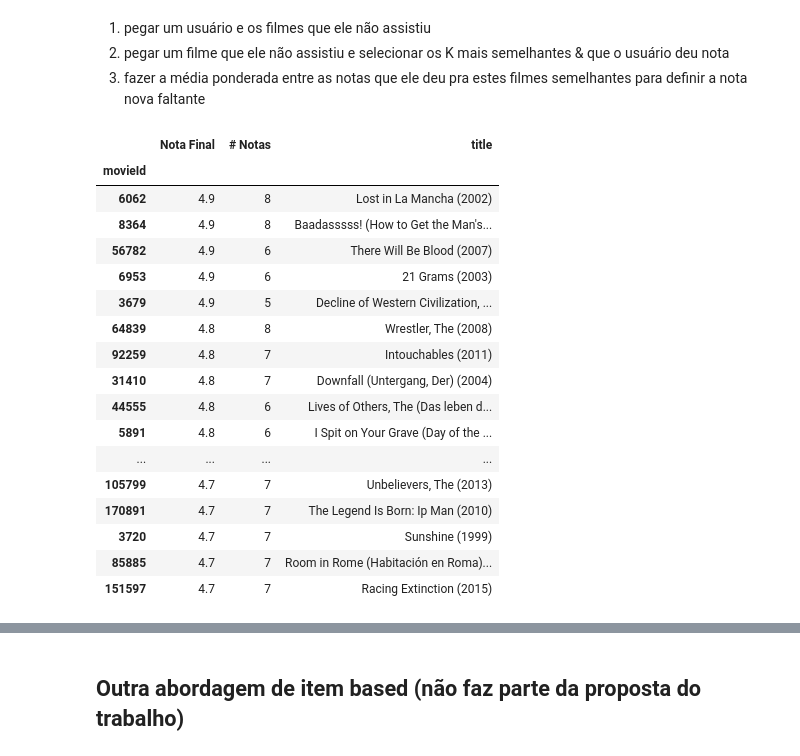
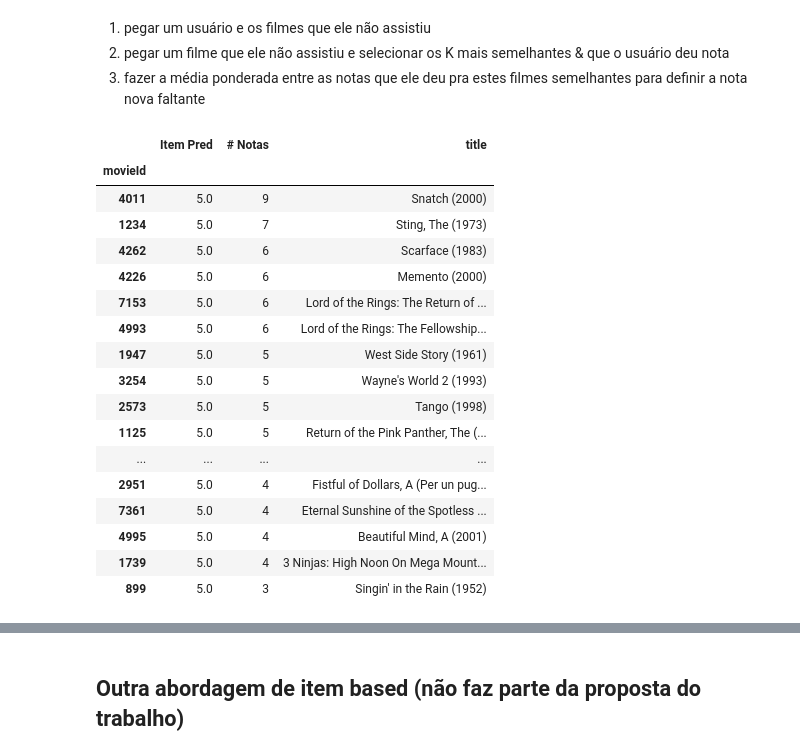
Before and after one commit to xnes/recsys, a Jupyter notebook: rec_sys_apresentacao.ipynb, the cells around one changed output, grey strips where cells are left out. Cells and saved outputs as stored; diff of their text form; code cells hidden in the pictures.

```diff
--- a/rec_sys_apresentacao.ipynb
+++ b/rec_sys_apresentacao.ipynb
@@ -292,6 +299,0 @@ rnd_user
-# %%
-rnd_user_id = rnd_user.index.values[0]
-
-filmes_assistidos = listar_filmes_ja_vistos(rnd_user_id, moviesX_usersY)
-predicao = predizer_notas(rnd_user_id, filmes_assistidos, users_cosine, moviesX_usersY, 25, 0)
-predicao
@@ -303,11 +300,21 @@ predicao
 # %%
 def calcular_rmse(real, previsao):
-    mse = sklearn.metrics.mean_squared_error(notasReais, notasPreditas)
+    mse = sklearn.metrics.mean_squared_error(real, previsao)
     #mse = np.square(np.subtract(notasReais,notasPreditas)).mean()
-    print("Erro Quadrático Médio (MSE):", mse)
+    #print("Erro Quadrático Médio (MSE):", mse)
     return math.sqrt(mse)
 
-notasReais = rnd_user.values.tolist()[0]
-notasPreditas = predicao.loc["Nota Final"].values.tolist()
-print("Raiz do Erro Quadrático Médio :", calcular_rmse(notasReais, notasPreditas))
+def testar_predicao_user_based(userId, printar_notas=False):
+    notas_reais = moviesX_usersY[moviesX_usersY.index==userId]
+    notas_reais = eliminar_colunas_zeradas(notas_reais)
+    filmes_assistidos = notas_reais.columns
+    notas_preditas = predizer_notas(userId, filmes_assistidos, users_cosine, moviesX_usersY,25,0)
+    notas_reais = notas_reais.values.tolist()[0]
+    notas_preditas = notas_preditas.loc["User Pred"].values.tolist()
+    if(printar_notas):
+        print(notas_reais)
+        print(notas_preditas)
+    return calcular_rmse(notas_reais,notas_preditas)
+
+print("Raiz do Erro Quadrático Médio :", testar_predicao_user_based(402))
 # %% [output]
@@ -315,0 +322,6 @@ Raiz do Erro Quadrático Médio : 1.1267252566271728
+# %%
+usuarios = moviesX_usersY.index
+desvio_padrao = pd.DataFrame(index = usuarios)
+for i in usuarios:
+    desvio_padrao.at[i,"rmse"]=testar_predicao_user_based(i)
+desvio_padrao['rmse'].std()
@@ -361,60 +392,60 @@ Os targets serão os filmes que o usuário não deu nota. É analisado os k film
 2. pegar um filme que ele não assistiu e selecionar os K mais semelhantes & que o usuário deu nota
 3. fazer a média ponderada entre as notas que ele deu pra estes filmes semelhantes para definir a nota nova faltante
 # %%
-def predizer_notas2(usuario, filmes, matriz_similaridade=movies_cosine, matriz_dados = usersX_moviesY, k=100, min_threshold=5):
+def predizer_notas2(usuario, filmes, matriz_similaridade=movies_cosine, matriz_dados = usersX_moviesY, k=25, min_threshold=3):
     usuario = 1
     filmes_não_avaliados = listar_filmes_nao_vistos(usuario,moviesX_usersY) #O que essa essa matriz dados???
 
     #recomendacao = pd.DataFrame(columns=("movieId", "Nota", "Qt de Notas"))
-    resultado = pd.DataFrame(columns=filmes, index=['Nota Final', '# Notas'] )
+    resultado = pd.DataFrame(columns=filmes, index=['Item Pred', '# Notas'] )
     resultado.columns.name = 'movieId'
 
     set_avaliados = set(listar_filmes_avaliados(usuario))
 
     for filme in filmes:  #pegamos um filme da lista e vemos os mais similares
         filmes_mais_similares = obter_mais_similares(filme, matriz_similaridade, matriz_dados,k)
         similares_vistos = list(set(filmes_mais_similares.index) & set_avaliados) #pegar os mais similares que já foram avaliados
         numerador = 0
         denominador = 0
         qtd_notas = 0
         for i in similares_vistos:
             coeficiente = matriz_similaridade[filme][i]
             nota = usersX_moviesY[usuario][i]
             if (nota != 0):
                 numerador += nota * coeficiente
                 denominador += coeficiente
                 qtd_notas += 1
         if(qtd_notas < min_threshold):
             resultado = resultado.drop([filme], axis=1) #se a qt de notas for menor que limiar, descartar coluna com informação daquele filme
         else: #se não, prencher a nota calculada da média ponderada e a qtd de notas dadas
             try:
-                resultado.at['Nota Final',filme] = round(numerador/denominador,1)
+                resultado.at['Item Pred',filme] = round(numerador/denominador,1)
             except:
                 #print(f"filme:{filme}, numerador:{numerador}, denominador: {denominador}, qt. notas: {qtd_notas}.")
-                resultado.at['Nota Final',filme] = 0
+                resultado.at['Item Pred',filme] = 0
             resultado.at['# Notas',filme] = qtd_notas
             #recomendacao.loc[len(recomendacao)] = [int(filme), round(numerador/denominador,2), qtd_notas]
     return resultado
 
 
 filmes_não_avaliados = listar_filmes_nao_vistos(1, moviesX_usersY)
-predizer_notas2(1, filmes_não_avaliados[:15000],movies_cosine,usersX_moviesY,200).T.join(movies[['title']], on=["movieId"]).sort_values(by=['Nota Final','# Notas','title'],ascending=False).head(20)
+predizer_notas2(1, filmes_não_avaliados[:15000],movies_cosine,usersX_moviesY,).T.join(movies[['title']], on=["movieId"]).sort_values(by=['Item Pred','# Notas','title'],ascending=False).head(20)
 # %% [output]
-|  | Nota Final | # Notas | title |
+|  | Item Pred | # Notas | title |
 | movieId |  |  |  |
-| 6062 | 4.9 | 8 | Lost in La Mancha (2002) |
-| 8364 | 4.9 | 8 | Baadasssss! (How to Get the Man's... |
-| 56782 | 4.9 | 6 | There Will Be Blood (2007) |
-| 6953 | 4.9 | 6 | 21 Grams (2003) |
-| 3679 | 4.9 | 5 | Decline of Western Civilization, ... |
-| 64839 | 4.8 | 8 | Wrestler, The (2008) |
-| 92259 | 4.8 | 7 | Intouchables (2011) |
-| 31410 | 4.8 | 7 | Downfall (Untergang, Der) (2004) |
-| 44555 | 4.8 | 6 | Lives of Others, The (Das leben d... |
-| 5891 | 4.8 | 6 | I Spit on Your Grave (Day of the ... |
+| 4011 | 5.0 | 9 | Snatch (2000) |
+| 1234 | 5.0 | 7 | Sting, The (1973) |
+| 4262 | 5.0 | 6 | Scarface (1983) |
+| 4226 | 5.0 | 6 | Memento (2000) |
+| 7153 | 5.0 | 6 | Lord of the Rings: The Return of ... |
+| 4993 | 5.0 | 6 | Lord of the Rings: The Fellowship... |
+| 1947 | 5.0 | 5 | West Side Story (1961) |
+| 3254 | 5.0 | 5 | Wayne's World 2 (1993) |
+| 2573 | 5.0 | 5 | Tango (1998) |
+| 1125 | 5.0 | 5 | Return of the Pink Panther, The (... |
 | ... | ... | ... | ... |
-| 105799 | 4.7 | 7 | Unbelievers, The (2013) |
-| 170891 | 4.7 | 7 | The Legend Is Born: Ip Man (2010) |
-| 3720 | 4.7 | 7 | Sunshine (1999) |
-| 85885 | 4.7 | 7 | Room in Rome (Habitación en Roma)... |
-| 151597 | 4.7 | 7 | Racing Extinction (2015) |
+| 2951 | 5.0 | 4 | Fistful of Dollars, A (Per un pug... |
+| 7361 | 5.0 | 4 | Eternal Sunshine of the Spotless ... |
+| 4995 | 5.0 | 4 | Beautiful Mind, A (2001) |
+| 1739 | 5.0 | 4 | 3 Ninjas: High Noon On Mega Mount... |
+| 899 | 5.0 | 3 | Singin' in the Rain (1952) |
```
Also changed, not shown: parts of 34 cells of this notebook.
